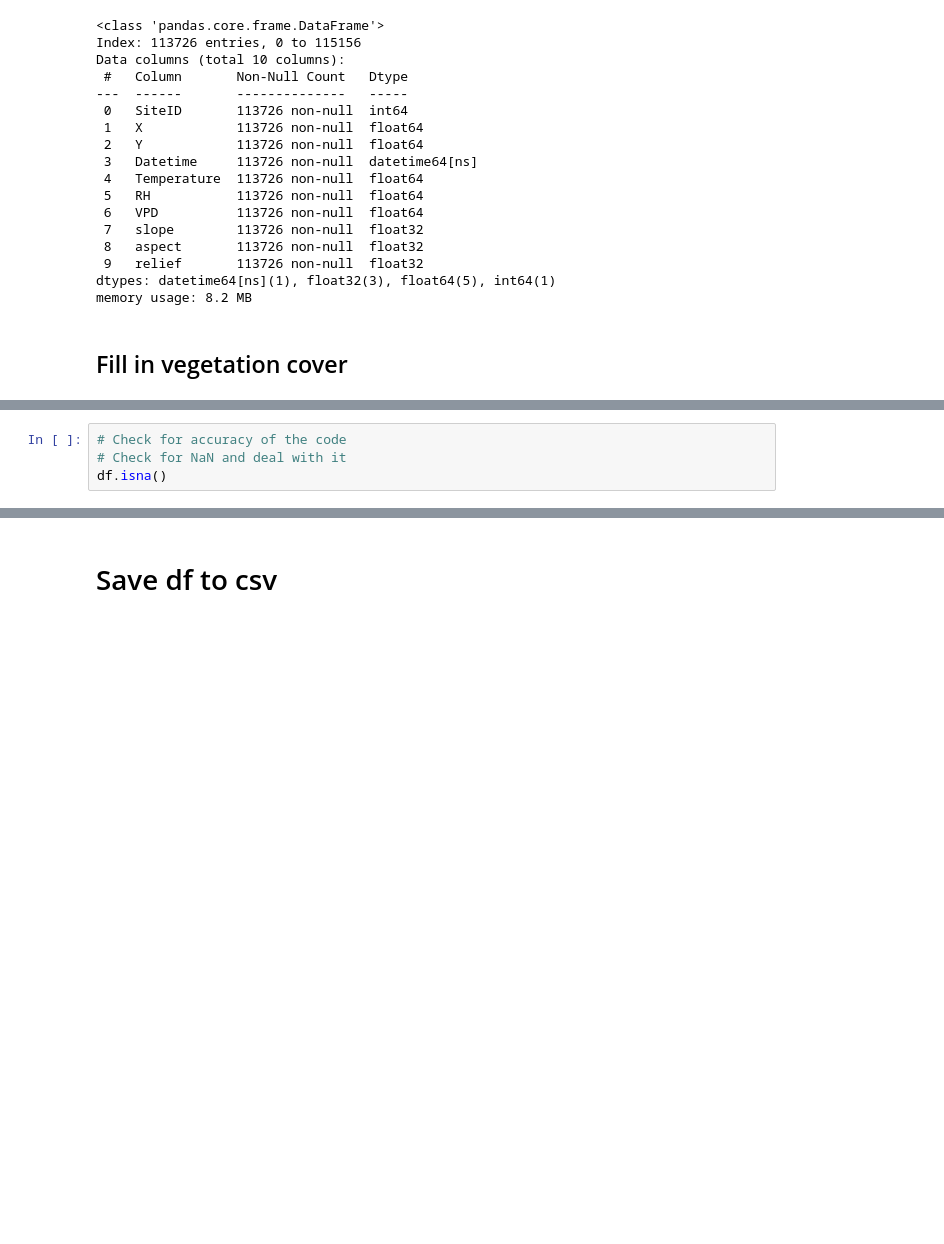
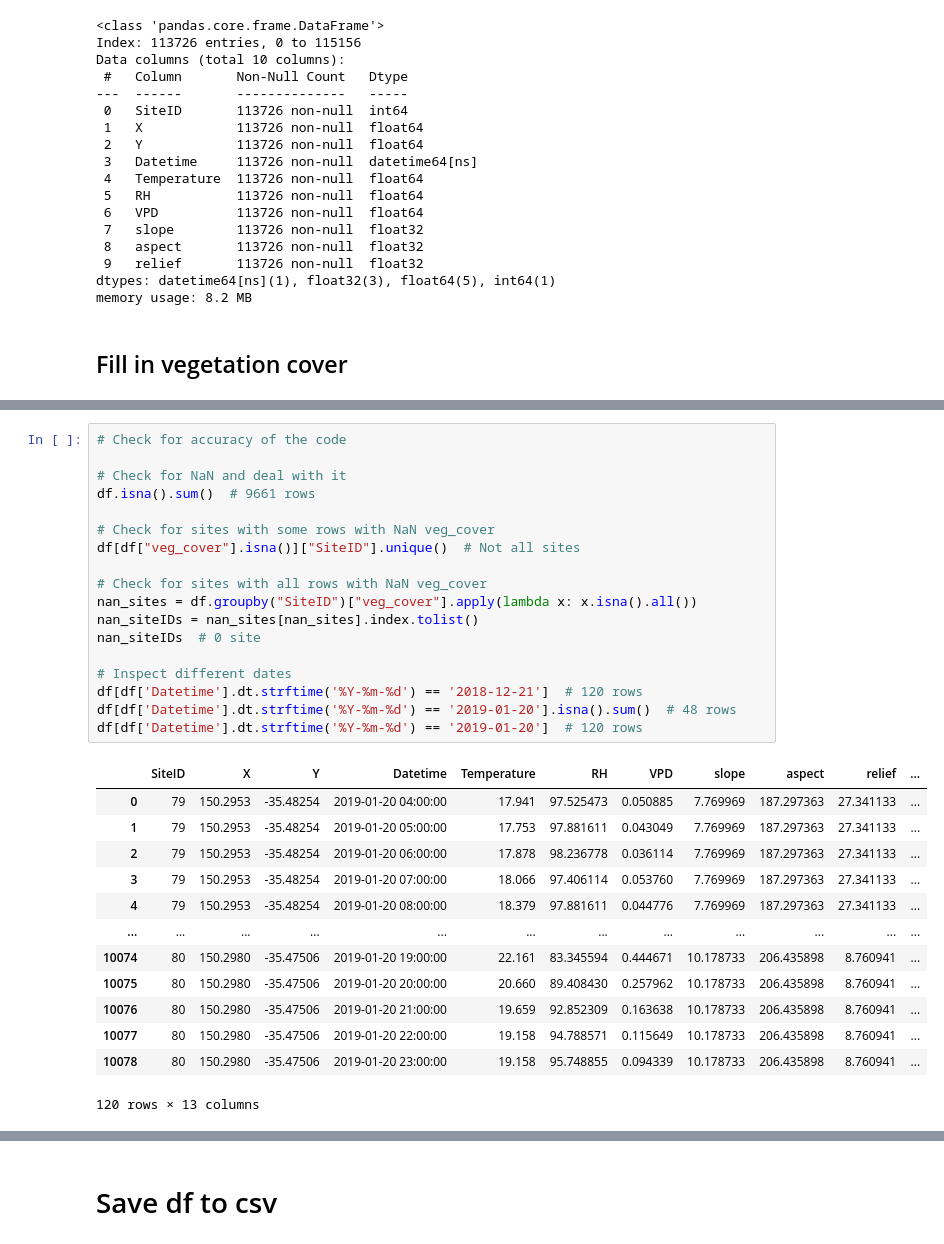
Before and after one commit to DiaPorntipa/nssn-fmc-data-compilation, a Jupyter notebook: Codes/Nick_phd_data_compilation.ipynb, the cells around one changed output, grey strips where cells are left out. Saved outputs shown, nothing was run; the diff lists cells and outputs as text; blank space fills up the shorter version.

```diff
--- a/Codes/Nick_phd_data_compilation.ipynb
+++ b/Codes/Nick_phd_data_compilation.ipynb
@@ -496,4 +492,32 @@ df.head()
-# %%
-# Check for accuracy of the code
-# Check for NaN and deal with it
-df.isna()
+# %%
+# Check for accuracy of the code
+
+# Check for NaN and deal with it
+df.isna().sum()  # 9661 rows
+
+# Check for sites with some rows with NaN veg_cover
+df[df["veg_cover"].isna()]["SiteID"].unique()  # Not all sites
+
+# Check for sites with all rows with NaN veg_cover
+nan_sites = df.groupby("SiteID")["veg_cover"].apply(lambda x: x.isna().all())
+nan_siteIDs = nan_sites[nan_sites].index.tolist()
+nan_siteIDs  # 0 site
+
+# Inspect different dates
+df[df['Datetime'].dt.strftime('%Y-%m-%d') == '2018-12-21']  # 120 rows
+df[df['Datetime'].dt.strftime('%Y-%m-%d') == '2019-01-20'].isna().sum()  # 48 rows
+df[df['Datetime'].dt.strftime('%Y-%m-%d') == '2019-01-20']  # 120 rows
+# %% [output]
+|  | SiteID | X | Y | Datetime | Temperature | RH | VPD | slope | aspect | relief | ... |
+| 0 | 79 | 150.2953 | -35.48254 | 2019-01-20 04:00:00 | 17.941 | 97.525473 | 0.050885 | 7.769969 | 187.297363 | 27.341133 | ... |
+| 1 | 79 | 150.2953 | -35.48254 | 2019-01-20 05:00:00 | 17.753 | 97.881611 | 0.043049 | 7.769969 | 187.297363 | 27.341133 | ... |
+| 2 | 79 | 150.2953 | -35.48254 | 2019-01-20 06:00:00 | 17.878 | 98.236778 | 0.036114 | 7.769969 | 187.297363 | 27.341133 | ... |
+| 3 | 79 | 150.2953 | -35.48254 | 2019-01-20 07:00:00 | 18.066 | 97.406114 | 0.053760 | 7.769969 | 187.297363 | 27.341133 | ... |
+| 4 | 79 | 150.2953 | -35.48254 | 2019-01-20 08:00:00 | 18.379 | 97.881611 | 0.044776 | 7.769969 | 187.297363 | 27.341133 | ... |
+| ... | ... | ... | ... | ... | ... | ... | ... | ... | ... | ... | ... |
+| 10074 | 80 | 150.2980 | -35.47506 | 2019-01-20 19:00:00 | 22.161 | 83.345594 | 0.444671 | 10.178733 | 206.435898 | 8.760941 | ... |
+| 10075 | 80 | 150.2980 | -35.47506 | 2019-01-20 20:00:00 | 20.660 | 89.408430 | 0.257962 | 10.178733 | 206.435898 | 8.760941 | ... |
+| 10076 | 80 | 150.2980 | -35.47506 | 2019-01-20 21:00:00 | 19.659 | 92.852309 | 0.163638 | 10.178733 | 206.435898 | 8.760941 | ... |
+| 10077 | 80 | 150.2980 | -35.47506 | 2019-01-20 22:00:00 | 19.158 | 94.788571 | 0.115649 | 10.178733 | 206.435898 | 8.760941 | ... |
+| 10078 | 80 | 150.2980 | -35.47506 | 2019-01-20 23:00:00 | 19.158 | 95.748855 | 0.094339 | 10.178733 | 206.435898 | 8.760941 | ... |
+120 rows × 13 columns
```
Also changed, not shown: parts of 9 cells of this notebook.
